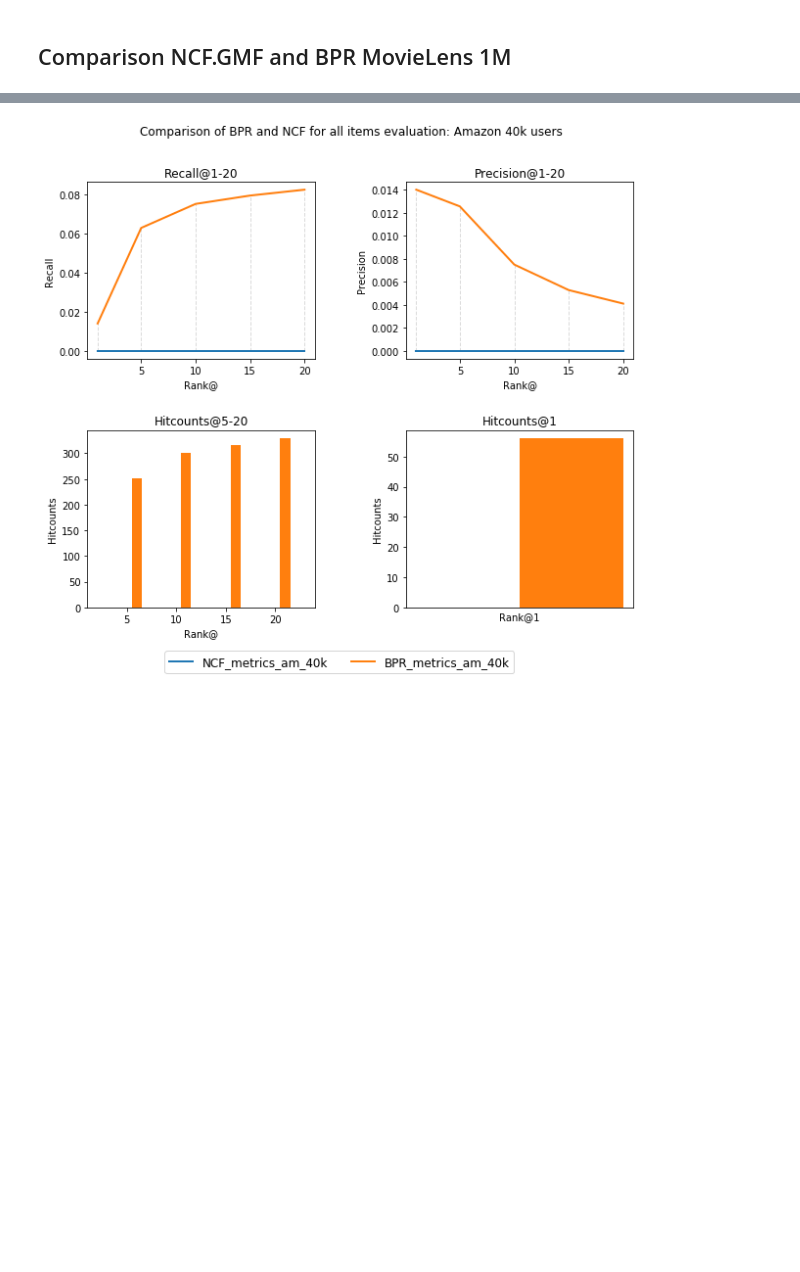
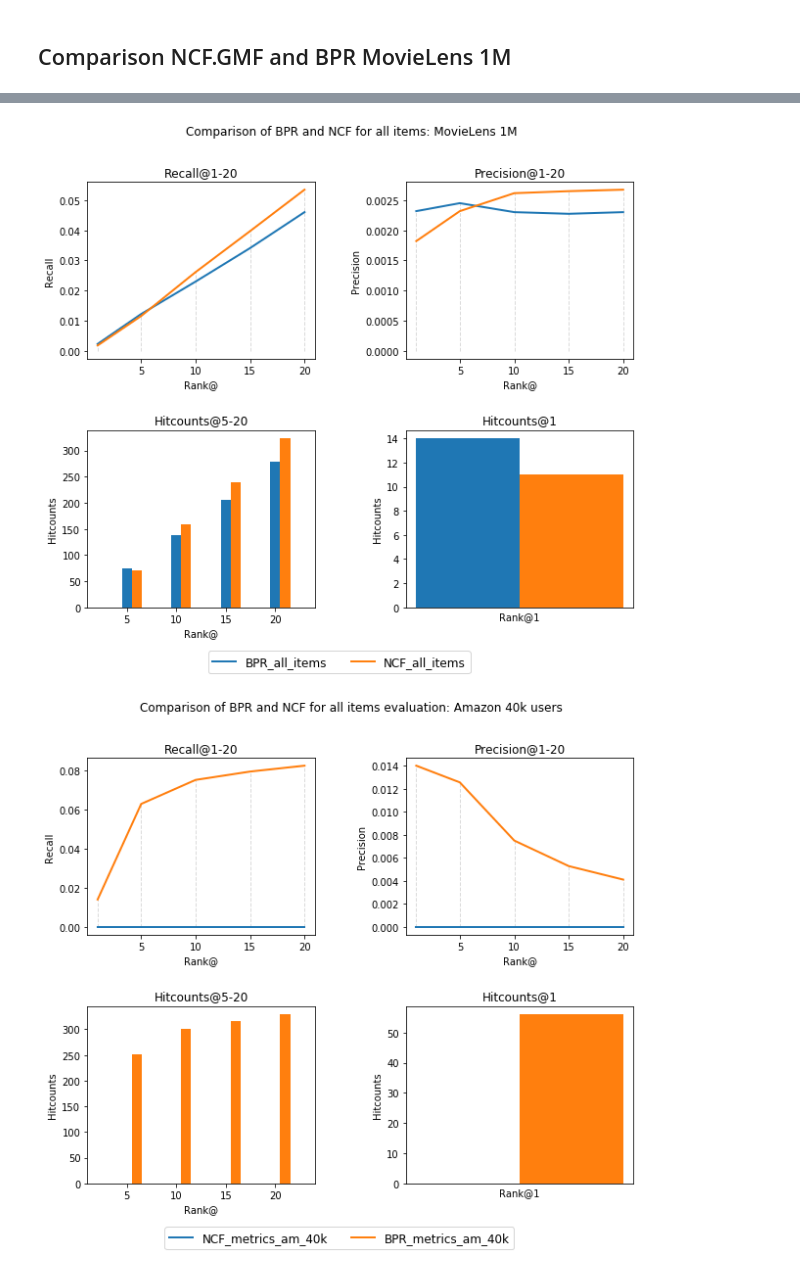
Before and after one commit to ROpdam/recommender_comparison, a Jupyter notebook: visualize_results.ipynb, the cells around one changed output, grey strips where cells are left out. Cells and saved outputs as stored; diff of their text form; code cells hidden in the pictures; blank space fills up the shorter version.

```diff
--- a/visualize_results.ipynb
+++ b/visualize_results.ipynb
@@ -538,3 +523,14 @@ for sample_size in sample_sizes:
+# %%
+GMF_metrics = pd.read_pickle(path + 'Results/NCF/GMF_metrics_ml_1m_nolf_8')
+BPR_metrics = pd.read_pickle(path + 'Results/BPR/metrics_ml_1m_nolf_8')
+metrics = [GMF_metrics, BPR_metrics]
+store_path = ''
+title='Comparison of BPR and NCF for all items: MovieLens 1M'
+legend_names = ['BPR_all_items', 'NCF_all_items']
+
+show_results(metrics, title, legend_names, size=(10,8), path=store_path)
+# %% [output]
+[figure, added]
 # %%
 file_name='BPR_NCF_am_40k'
 store_path = path + 'Plots/Comparison/' + file_name
```
Also changed, not shown: parts of 4 cells of this notebook, 3 other files.
